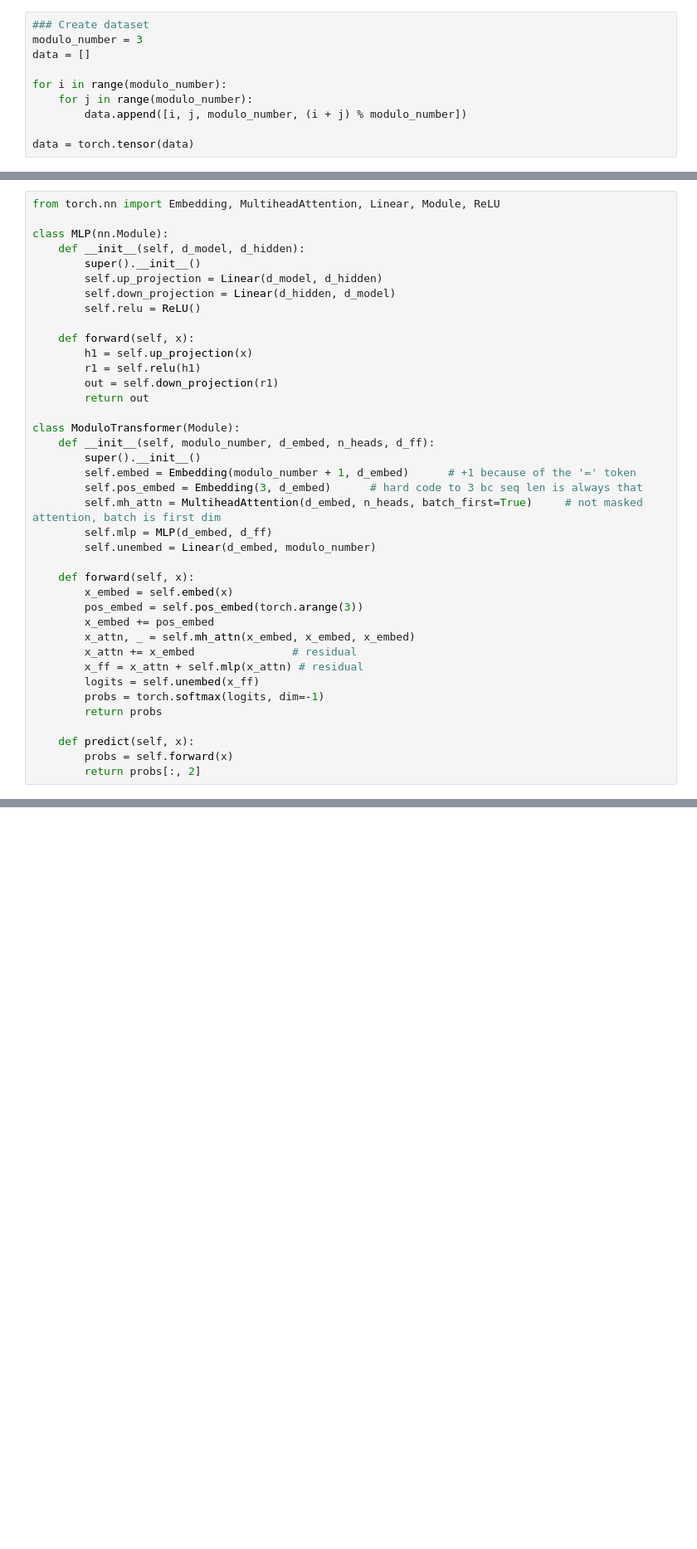
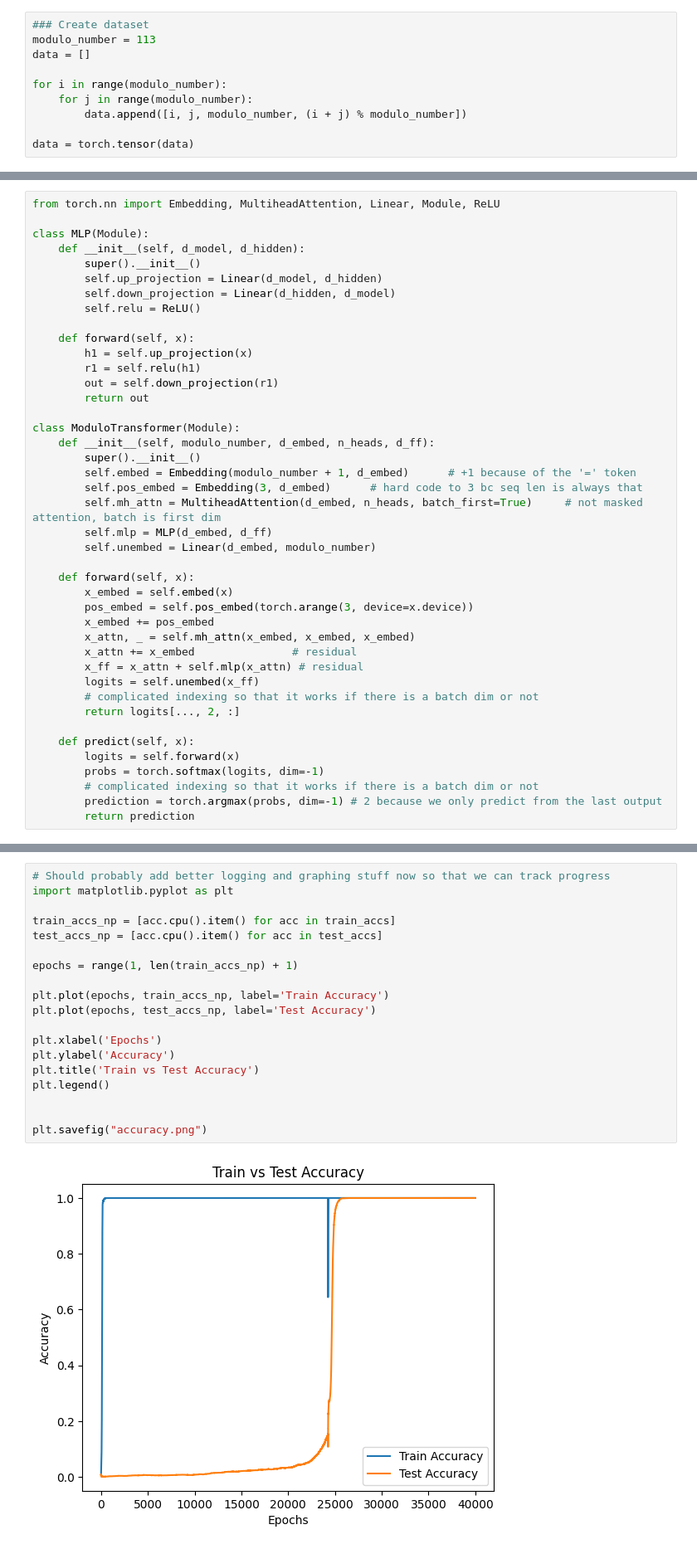
Before and after one commit to kevinjones557/Grokking, a Jupyter notebook: test.ipynb, the cells around one changed output, grey strips where cells are left out. Shown at 83% size. Cells and saved outputs as stored; diff of their text form; blank space fills up the shorter version.

Commit message:
GD training for grokking +logs +plots

```diff
--- a/test.ipynb
+++ b/test.ipynb
@@ -16,7 +15,7 @@ class ModuloDataset(Dataset):
         return self.inputs[index], self.labels[index]
 # %%
 ### Create dataset
-modulo_number = 3
+modulo_number = 113
 data = []
 
 for i in range(modulo_number):
@@ -40,7 +39,7 @@ test_dataset = ModuloDataset(test_split)
 # %%
 from torch.nn import Embedding, MultiheadAttention, Linear, Module, ReLU
 
-class MLP(nn.Module):
+class MLP(Module):
     def __init__(self, d_model, d_hidden):
         super().__init__()
         self.up_projection = Linear(d_model, d_hidden)
@@ -64,15 +63,18 @@ class ModuloTransformer(Module):
 
     def forward(self, x):
         x_embed = self.embed(x)
-        pos_embed = self.pos_embed(torch.arange(3))
+        pos_embed = self.pos_embed(torch.arange(3, device=x.device))
         x_embed += pos_embed
         x_attn, _ = self.mh_attn(x_embed, x_embed, x_embed)
         x_attn += x_embed               # residual
         x_ff = x_attn + self.mlp(x_attn) # residual
         logits = self.unembed(x_ff)
-        probs = torch.softmax(logits, dim=-1)
-        return probs
+        # complicated indexing so that it works if there is a batch dim or not
+        return logits[..., 2, :]
 
     def predict(self, x):
-        probs = self.forward(x)
-        return probs[:, 2]
+        logits = self.forward(x)
+        probs = torch.softmax(logits, dim=-1)
+        # complicated indexing so that it works if there is a batch dim or not
+        prediction = torch.argmax(probs, dim=-1) # 2 because we only predict from the last output
+        return prediction
@@ -90,0 +166,21 @@ m_t = ModuloTransformer(modulo_number, 128, 4, 512)
+# %%
+# Should probably add better logging and graphing stuff now so that we can track progress
+import matplotlib.pyplot as plt
+
+train_accs_np = [acc.cpu().item() for acc in train_accs]
+test_accs_np = [acc.cpu().item() for acc in test_accs]
+
+epochs = range(1, len(train_accs_np) + 1)
+
+plt.plot(epochs, train_accs_np, label='Train Accuracy')
+plt.plot(epochs, test_accs_np, label='Test Accuracy')
+
+plt.xlabel('Epochs')
+plt.ylabel('Accuracy')
+plt.title('Train vs Test Accuracy')
+plt.legend()
+
+
+plt.savefig("accuracy.png")
+# %% [output]
+[figure, added]
```
Also changed, not shown: parts of 6 cells of this notebook, 3 other files.
